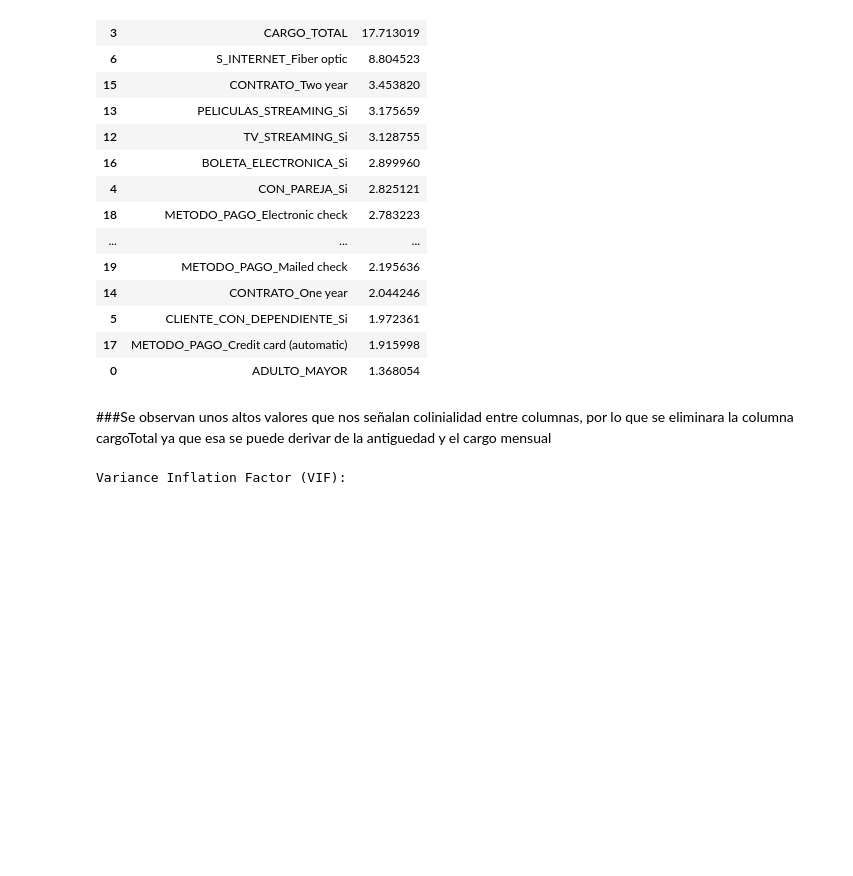
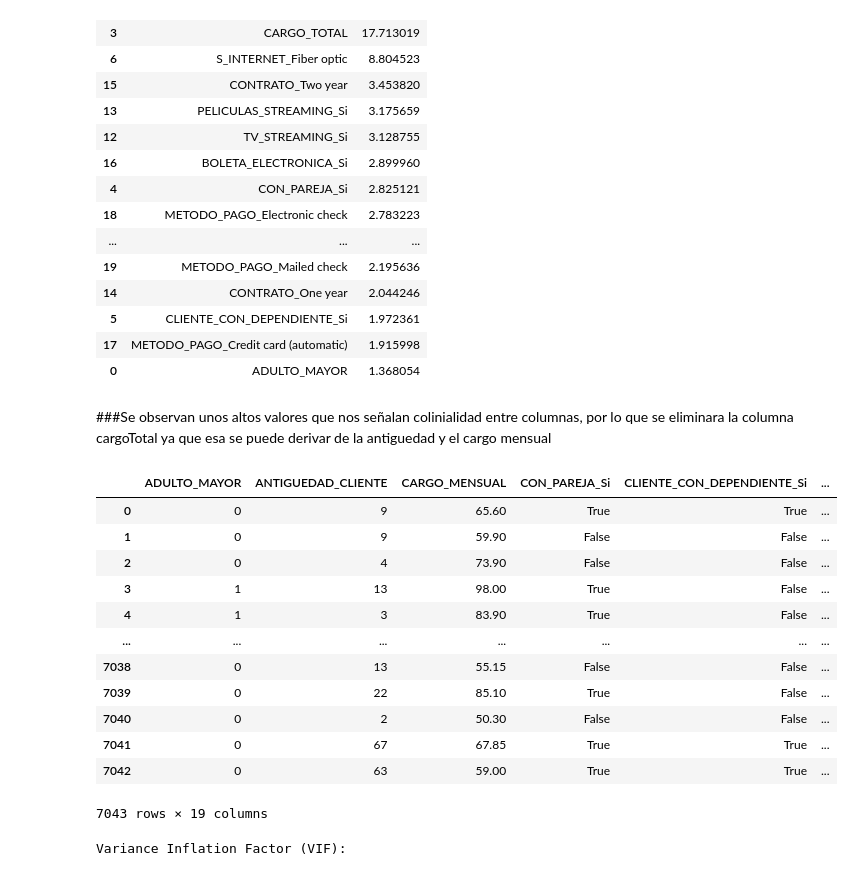
Before and after one commit to raohxxx/Telecom-2-challenge, a Jupyter notebook: telecomX2.ipynb, the cells around one changed output. Cells and saved outputs as stored; diff of their text form; code cells hidden in the pictures; blank space fills up the shorter version.

```diff
--- a/telecomX2.ipynb
+++ b/telecomX2.ipynb
@@ -412,7 +412,22 @@ Variance Inflation Factor (VIF):
 # %% [markdown]
 ###Se observan unos altos valores que nos señalan colinialidad entre columnas, por lo que se eliminara la columna cargoTotal ya que esa se puede derivar de la antiguedad y el cargo mensual
 # %%
+display(X)
 X=df.drop(columns=['CARGO_TOTAL','S_INTERNET_Fiber optic'])
+# %% [output]
+|  | ADULTO_MAYOR | ANTIGUEDAD_CLIENTE | CARGO_MENSUAL | CON_PAREJA_Si | CLIENTE_CON_DEPENDIENTE_Si | ... |
+| 0 | 0 | 9 | 65.60 | True | True | ... |
+| 1 | 0 | 9 | 59.90 | False | False | ... |
+| 2 | 0 | 4 | 73.90 | False | False | ... |
+| 3 | 1 | 13 | 98.00 | True | False | ... |
+| 4 | 1 | 3 | 83.90 | True | False | ... |
+| ... | ... | ... | ... | ... | ... | ... |
+| 7038 | 0 | 13 | 55.15 | False | False | ... |
+| 7039 | 0 | 22 | 85.10 | True | False | ... |
+| 7040 | 0 | 2 | 50.30 | False | False | ... |
+| 7041 | 0 | 67 | 67.85 | True | True | ... |
+| 7042 | 0 | 63 | 59.00 | True | True | ... |
+7043 rows × 19 columns
 # %%
 from statsmodels.stats.outliers_influence import variance_inflation_factor
 from statsmodels.api import add_constant
```
Also changed, not shown: parts of 27 cells of this notebook.
